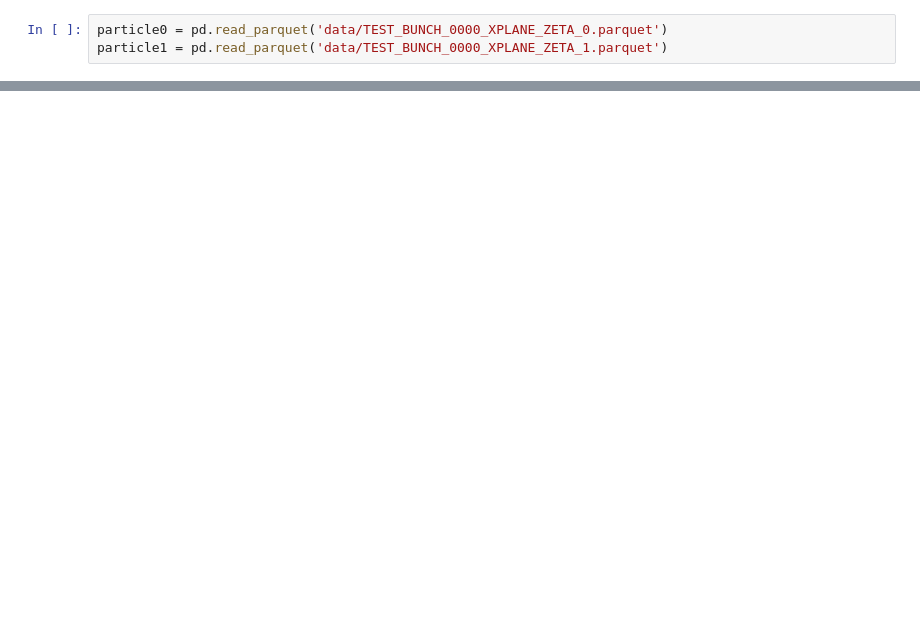
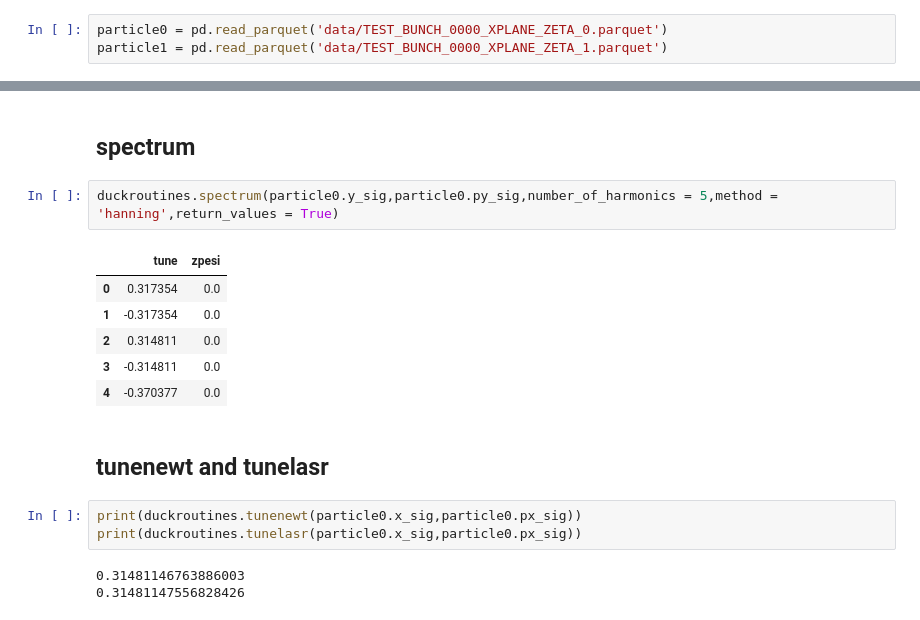
Before and after one commit to pbelange/PySUSSIX, a Jupyter notebook: build_sussix.ipynb, the cells around one changed output, grey strips where cells are left out. Saved outputs shown, nothing was run; the diff lists cells and outputs as text; blank space fills up the shorter version.

```diff
--- a/build_sussix.ipynb
+++ b/build_sussix.ipynb
@@ -100,0 +127,20 @@ sussix.__dir__()[8:-1]
+# %% [markdown]
+## spectrum
+# %%
+duckroutines.spectrum(particle0.y_sig,particle0.py_sig,number_of_harmonics = 5,method = 'hanning',return_values = True)
+# %% [output]
+|  | tune | zpesi |
+| 0 | 0.317354 | 0.0 |
+| 1 | -0.317354 | 0.0 |
+| 2 | 0.314811 | 0.0 |
+| 3 | -0.314811 | 0.0 |
+| 4 | -0.370377 | 0.0 |
+# %% [markdown]
+
+## tunenewt and tunelasr
+# %%
+print(duckroutines.tunenewt(particle0.x_sig,particle0.px_sig))
+print(duckroutines.tunelasr(particle0.x_sig,particle0.px_sig))
+# %% [output]
+0.31481146763886003
+0.31481147556828426
```
Also changed, not shown: parts of 11 cells of this notebook, 8 other files.
